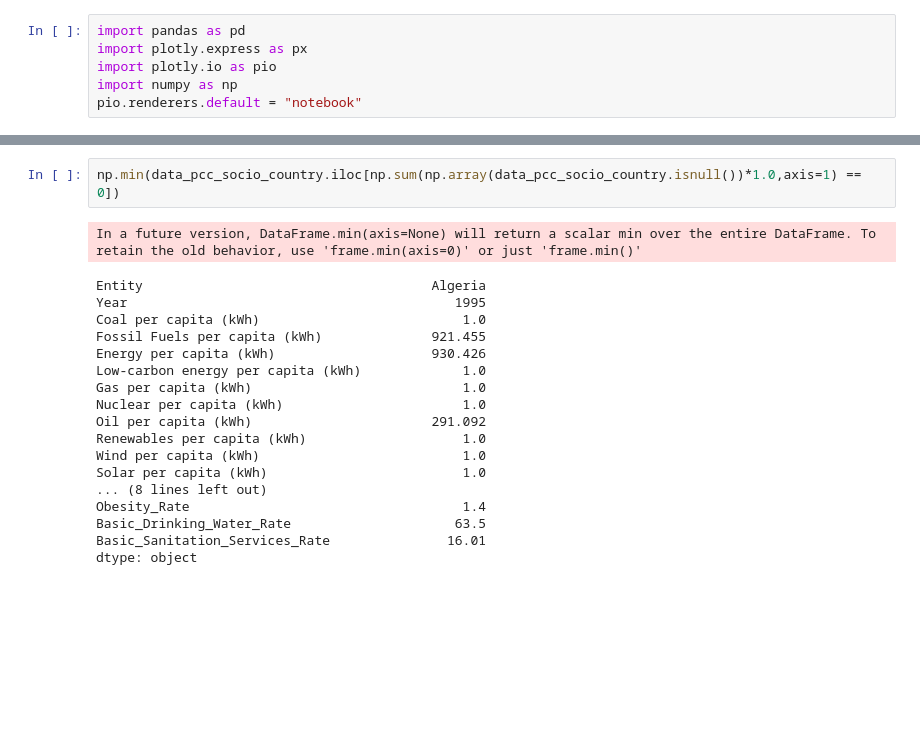
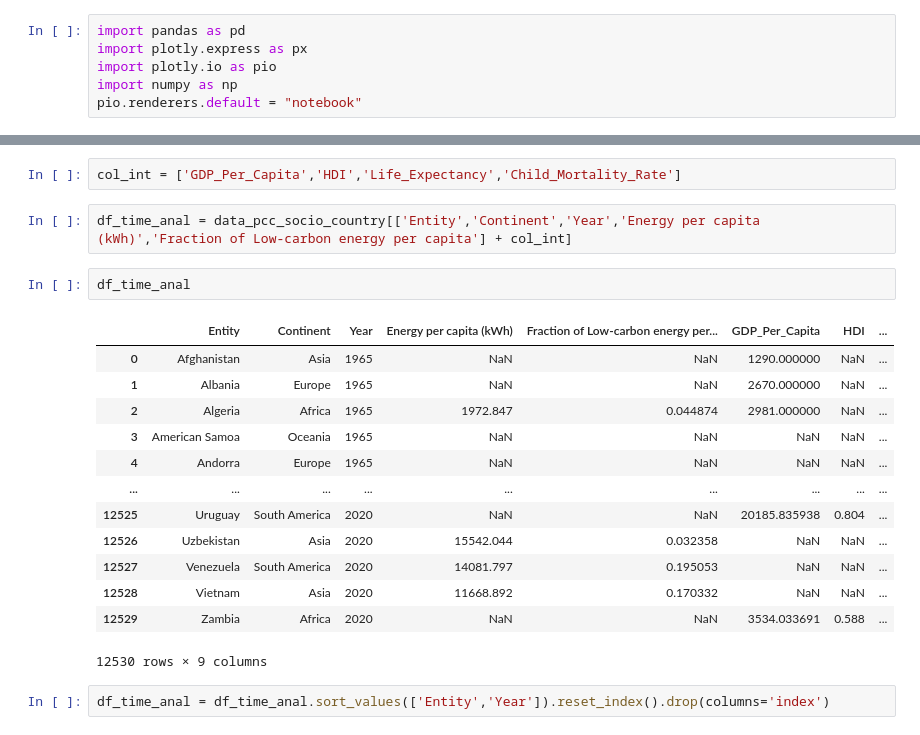
Before and after one commit to Moesen/SocialDataFinalProject, a Jupyter notebook: src/data_analysis/Energy_Socio_analysis.ipynb, the cells around one changed output, grey strips where cells are left out. Cells and saved outputs as stored; diff of their text form; blank space fills up the shorter version.

```diff
--- a/src/data_analysis/Energy_Socio_analysis.ipynb
+++ b/src/data_analysis/Energy_Socio_analysis.ipynb
@@ -47,24 +47,25 @@ fig = px.scatter(data_pcc_socio_country.iloc[np.sum(np.array(data_pcc_socio_coun
 fig.show()
 # %% [output]
 [interactive output not drawn]
-# %%
-np.min(data_pcc_socio_country.iloc[np.sum(np.array(data_pcc_socio_country.isnull())*1.0,axis=1) == 0])
-# %% [output]
-In a future version, DataFrame.min(axis=None) will return a scalar min over the entire DataFrame. To retain the old behavior, use 'frame.min(axis=0)' or just 'frame.min()'
-Entity                                     Algeria
-Year                                          1995
-Coal per capita (kWh)                          1.0
-Fossil Fuels per capita (kWh)              921.455
-Energy per capita (kWh)                    930.426
-Low-carbon energy per capita (kWh)             1.0
-Gas per capita (kWh)                           1.0
-Nuclear per capita (kWh)                       1.0
-Oil per capita (kWh)                       291.092
-Renewables per capita (kWh)                    1.0
-Wind per capita (kWh)                          1.0
-Solar per capita (kWh)                         1.0
-... (8 lines left out)
-Obesity_Rate                                   1.4
-Basic_Drinking_Water_Rate                     63.5
-Basic_Sanitation_Services_Rate               16.01
-dtype: object
+# %%
+col_int = ['GDP_Per_Capita','HDI','Life_Expectancy','Child_Mortality_Rate']
+# %%
+df_time_anal = data_pcc_socio_country[['Entity','Continent','Year','Energy per capita (kWh)','Fraction of Low-carbon energy per capita'] + col_int]
+# %%
+df_time_anal
+# %% [output]
+|  | Entity | Continent | Year | Energy per capita (kWh) | Fraction of Low-carbon energy per... | GDP_Per_Capita | HDI | ... |
+| 0 | Afghanistan | Asia | 1965 | NaN | NaN | 1290.000000 | NaN | ... |
+| 1 | Albania | Europe | 1965 | NaN | NaN | 2670.000000 | NaN | ... |
+| 2 | Algeria | Africa | 1965 | 1972.847 | 0.044874 | 2981.000000 | NaN | ... |
+| 3 | American Samoa | Oceania | 1965 | NaN | NaN | NaN | NaN | ... |
+| 4 | Andorra | Europe | 1965 | NaN | NaN | NaN | NaN | ... |
+| ... | ... | ... | ... | ... | ... | ... | ... | ... |
+| 12525 | Uruguay | South America | 2020 | NaN | NaN | 20185.835938 | 0.804 | ... |
+| 12526 | Uzbekistan | Asia | 2020 | 15542.044 | 0.032358 | NaN | NaN | ... |
+| 12527 | Venezuela | South America | 2020 | 14081.797 | 0.195053 | NaN | NaN | ... |
+| 12528 | Vietnam | Asia | 2020 | 11668.892 | 0.170332 | NaN | NaN | ... |
+| 12529 | Zambia | Africa | 2020 | NaN | NaN | 3534.033691 | 0.588 | ... |
+12530 rows × 9 columns
+# %%
+df_time_anal = df_time_anal.sort_values(['Entity','Year']).reset_index().drop(columns='index')
```
Also changed, not shown: parts of 11 cells of this notebook, 4 other files.
